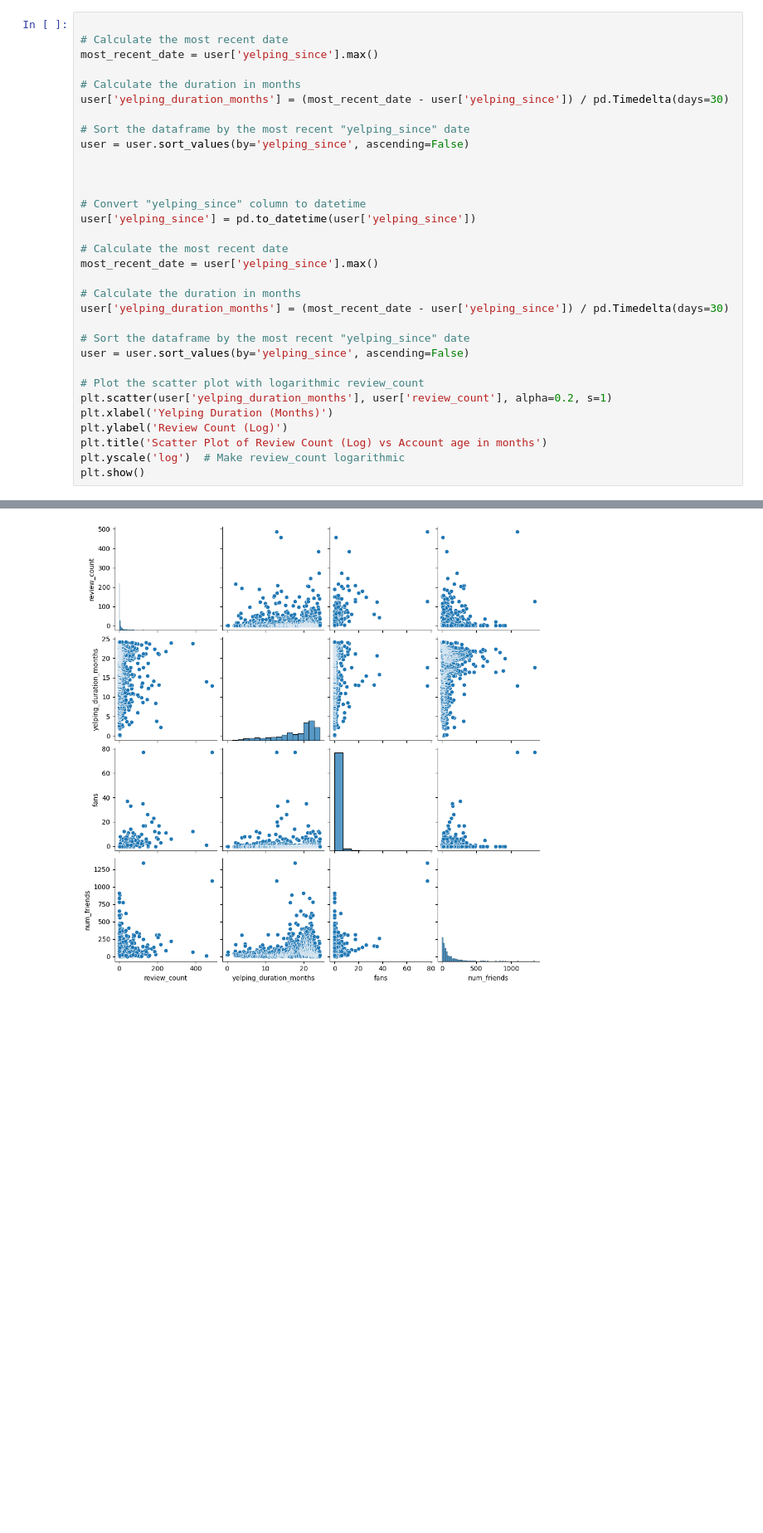
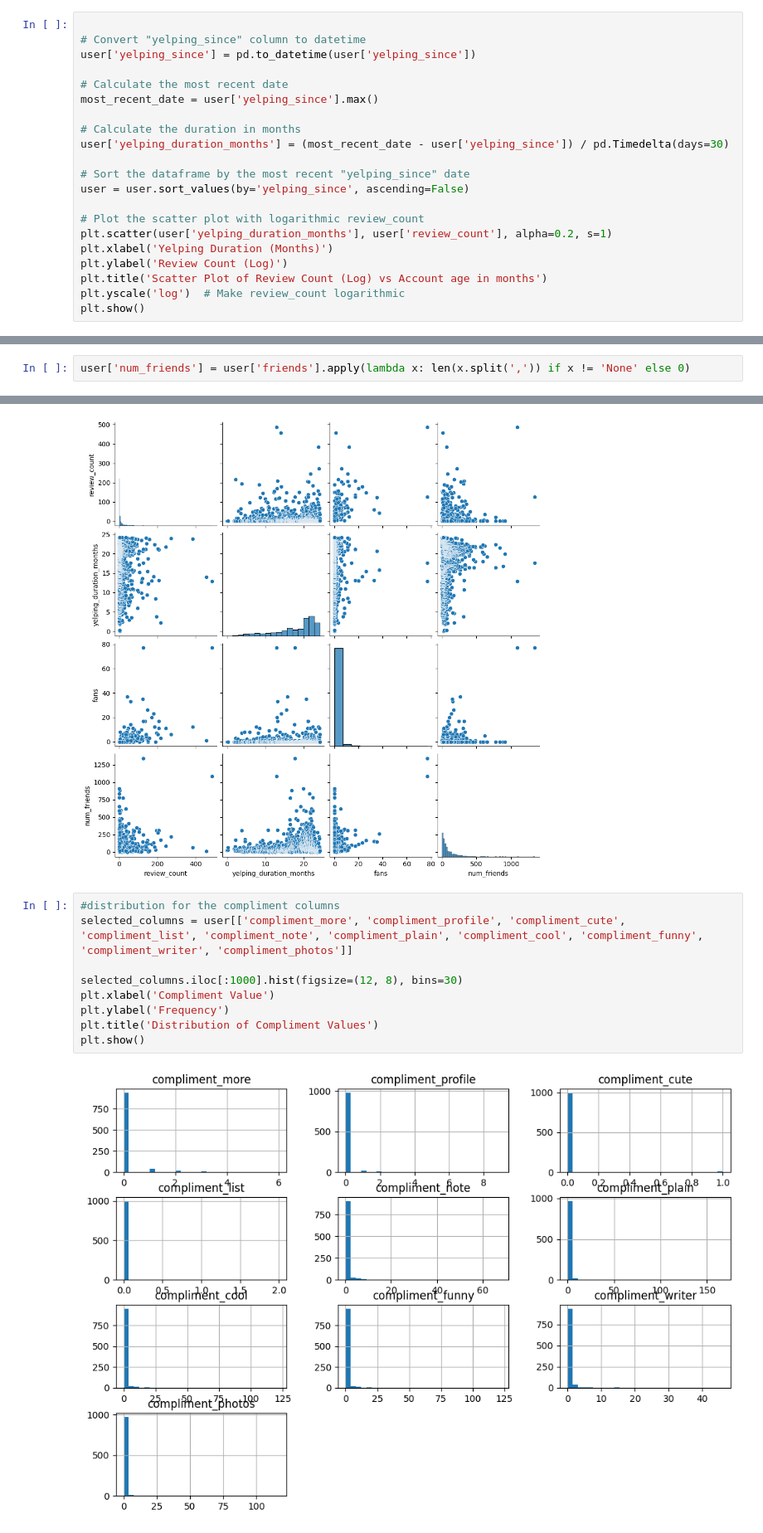
Before and after one commit to ursumarius/review-analysis-intro-ml-jads, a Jupyter notebook: EDA.ipynb, the cells around one changed output, grey strips where cells are left out. Shown at 83% size. Saved outputs shown, nothing was run; the diff lists cells and outputs as text; blank space fills up the shorter version.

Commit message:
further EDA for reaction and compliment columns.

```diff
--- a/EDA.ipynb
+++ b/EDA.ipynb
@@ -85,17 +106,6 @@ plt.show()
 # %% [output]
 [figure]
 # %%
-
-# Calculate the most recent date
-most_recent_date = user['yelping_since'].max()
-
-# Calculate the duration in months
-user['yelping_duration_months'] = (most_recent_date - user['yelping_since']) / pd.Timedelta(days=30)
-
-# Sort the dataframe by the most recent "yelping_since" date
-user = user.sort_values(by='yelping_since', ascending=False)
-
-
 
 # Convert "yelping_since" column to datetime
 user['yelping_since'] = pd.to_datetime(user['yelping_since'])
@@ -124,3 +134,5 @@ non_none_friends = user[user['friends'] != 'None']['friends'].values[0]
 print(non_none_friends)
 # %% [output]
 g2WfjBjEsHe4ASlNBhFDPg, CtF9WRw7g6_uXmxShP8RXw, fCiyP1T_s2fT5tVbqMhhnw, 9R2-H0cRetTMWCs4i3p2GA, eyEvyqo55T0vvoE8hOA1hw, LfrdIj_1OUOWI28bz4dJew, SM5bSHaLJlYClwf-Xr5WLg, cyI1ZORTJqG1i_3XjdpCLg, IEd3Tuzk ...
+# %%
+user['num_friends'] = user['friends'].apply(lambda x: len(x.split(',')) if x != 'None' else 0)
@@ -136,3 +160,14 @@ plt.show()
 # %% [output]
 <Figure size 1200x800 with 0 Axes>
 [figure]
+# %%
+#distribution for the compliment columns
+selected_columns = user[['compliment_more', 'compliment_profile', 'compliment_cute', 'compliment_list', 'compliment_note', 'compliment_plain', 'compliment_cool', 'compliment_funny', 'compliment_writer', 'compliment_photos']]
+
+selected_columns.iloc[:1000].hist(figsize=(12, 8), bins=30)
+plt.xlabel('Compliment Value')
+plt.ylabel('Frequency')
+plt.title('Distribution of Compliment Values')
+plt.show()
+# %% [output]
+[figure, added]
```
Also changed, not shown: parts of 5 cells of this notebook.
